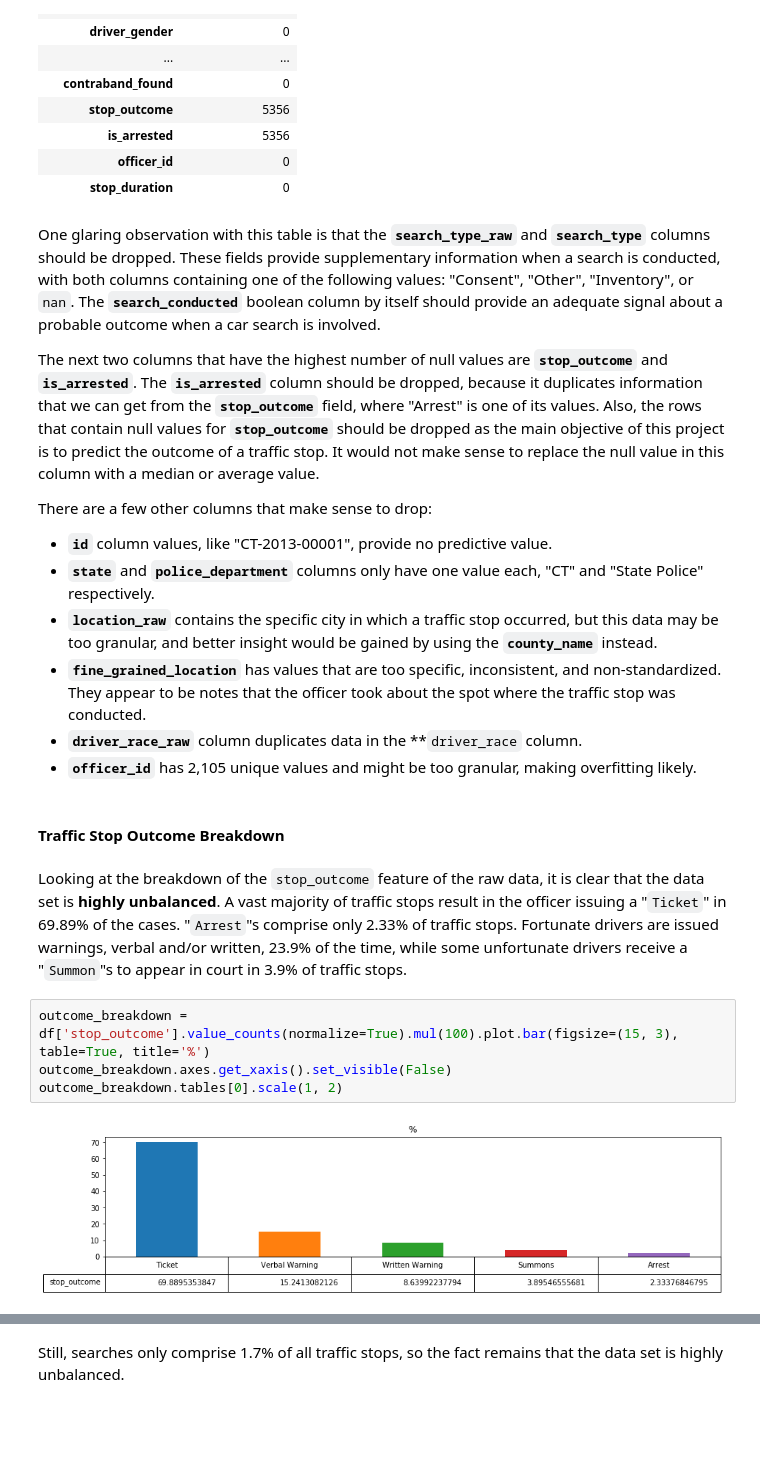
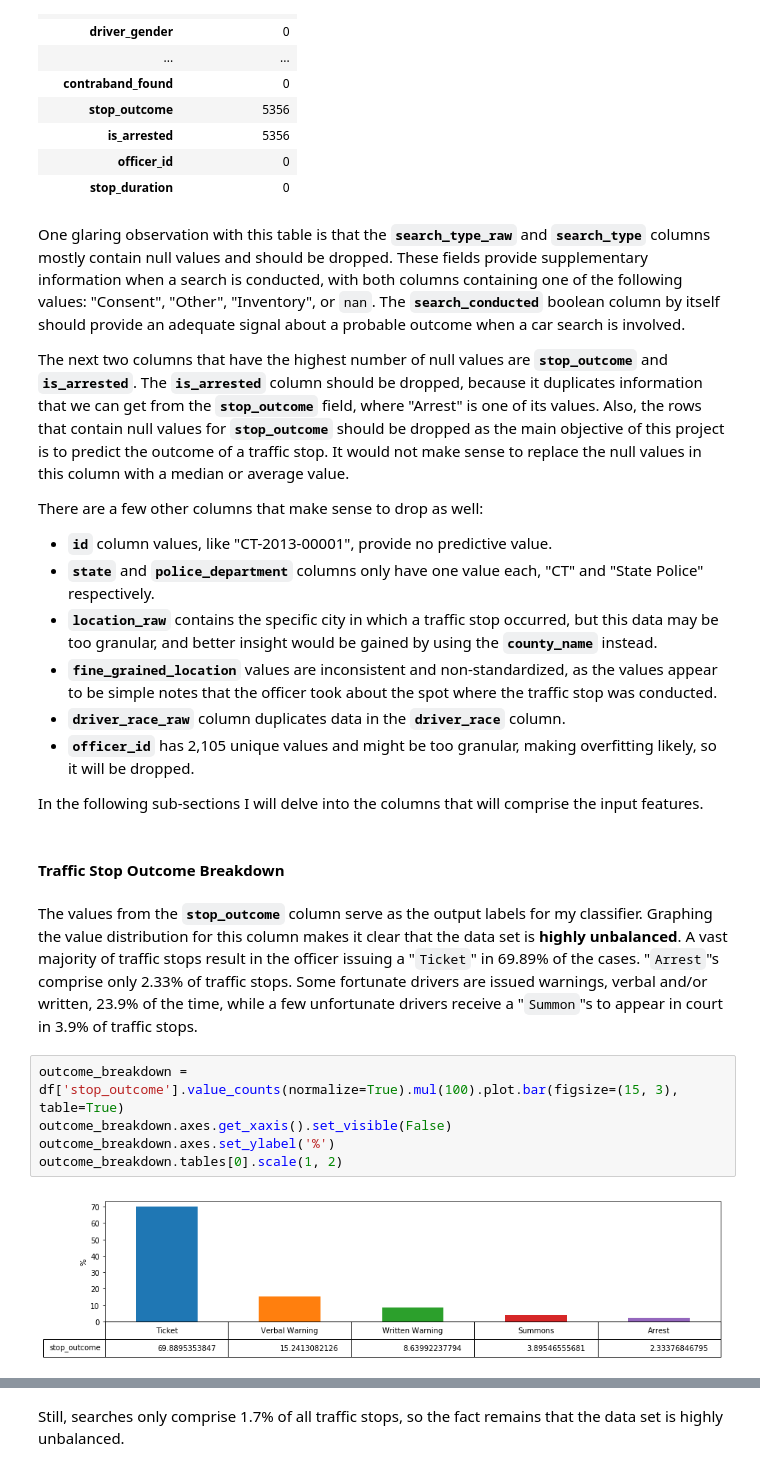
Before and after one commit to patrickmpoon/machine-learning, a Jupyter notebook: projects/capstone/Traffic_Stop_Outcome_Predictor.ipynb, the cells around one changed output, grey strips where cells are left out. Cells and saved outputs as stored; diff of their text form; blank space fills up the shorter version.

Commit message:
Completed Data Exploration and Visualization section

```diff
--- a/projects/capstone/Traffic_Stop_Outcome_Predictor.ipynb
+++ b/projects/capstone/Traffic_Stop_Outcome_Predictor.ipynb
@@ -172,27 +169,30 @@ df.isnull().sum().to_frame('null values count')
 | officer_id | 0 |
 | stop_duration | 0 |
 # %% [markdown]
-One glaring observation with this table is that the **`search_type_raw`** and **`search_type`** columns should be dropped.  These fields provide supplementary information when a search is conducted, with both columns containing one of the following values:  "Consent", "Other", "Inventory", or `nan`.  The **`search_conducted`** boolean column by itself should provide an adequate signal about a probable outcome when a car search is involved.
+One glaring observation with this table is that the **`search_type_raw`** and **`search_type`** columns mostly contain null values and should be dropped.  These fields provide supplementary information when a search is conducted, with both columns containing one of the following values:  "Consent", "Other", "Inventory", or `nan`.  The **`search_conducted`** boolean column by itself should provide an adequate signal about a probable outcome when a car search is involved.
 
-The next two columns that have the highest number of null values are **`stop_outcome`** and **`is_arrested`**.  The **`is_arrested`** column should be dropped, because it duplicates information that we can get from the **`stop_outcome`** field, where "Arrest" is one of its values.  Also, the rows that contain null values for **`stop_outcome`** should be dropped as the main objective of this project is to predict the outcome of a traffic stop.  It would not make sense to replace the null value in this column with a median or average value.
+The next two columns that have the highest number of null values are **`stop_outcome`** and **`is_arrested`**.  The **`is_arrested`** column should be dropped, because it duplicates information that we can get from the **`stop_outcome`** field, where "Arrest" is one of its values.  Also, the rows that contain null values for **`stop_outcome`** should be dropped as the main objective of this project is to predict the outcome of a traffic stop.  It would not make sense to replace the null values in this column with a median or average value.
 
-There are a few other columns that make sense to drop:
+There are a few other columns that make sense to drop as well:
 - **`id`** column values, like "CT-2013-00001", provide no predictive value.
 - **`state`** and **`police_department`** columns only have one value each, "CT" and "State Police" respectively.
 - **`location_raw`** contains the specific city in which a traffic stop occurred, but this data may be too granular, and better insight would be gained by using the **`county_name`** instead.
-- **`fine_grained_location`** has values that are too specific, inconsistent, and non-standardized.  They appear to be notes that the officer took about the spot where the traffic stop was conducted.
-- **`driver_race_raw`** column duplicates data in the **`driver_race` column.
-- **`officer_id`** has 2,105 unique values and might be too granular, making overfitting likely.
+- **`fine_grained_location`** values are inconsistent and non-standardized, as the values appear to be simple notes that the officer took about the spot where the traffic stop was conducted.
+- **`driver_race_raw`** column duplicates data in the **`driver_race`** column.
+- **`officer_id`** has 2,105 unique values and might be too granular, making overfitting likely, so it will be dropped.
+
+In the following sub-sections I will delve into the columns that will comprise the input features.
 # %% [markdown]
 #### Traffic Stop Outcome Breakdown
 # %% [markdown]
-Looking at the breakdown of the `stop_outcome` feature of the raw data, it is clear that the data set is **highly unbalanced**.  A vast majority of traffic stops result in the officer issuing a "`Ticket`" in 69.89% of the cases.  "`Arrest`"s comprise only 2.33% of traffic stops.  Fortunate drivers are issued warnings, verbal and/or written, 23.9% of the time, while some unfortunate drivers receive a "`Summon`"s to appear in court in 3.9% of traffic stops.
+The values from the **`stop_outcome`** column serve as the output labels for my classifier.  Graphing the value distribution for this column makes it clear that the data set is **highly unbalanced**.  A vast majority of traffic stops result in the officer issuing a "`Ticket`" in 69.89% of the cases.  "`Arrest`"s comprise only 2.33% of traffic stops.  Some fortunate drivers are issued warnings, verbal and/or written, 23.9% of the time, while a few unfortunate drivers receive a "`Summon`"s to appear in court in 3.9% of traffic stops.
 # %%
-outcome_breakdown = df['stop_outcome'].value_counts(normalize=True).mul(100).plot.bar(figsize=(15, 3), table=True, title='%')
+outcome_breakdown = df['stop_outcome'].value_counts(normalize=True).mul(100).plot.bar(figsize=(15, 3), table=True)
 outcome_breakdown.axes.get_xaxis().set_visible(False)
+outcome_breakdown.axes.set_ylabel('%')
 outcome_breakdown.tables[0].scale(1, 2)
 # %% [output]
-[figure, old version]
+[figure, new version]
 # %% [markdown]
 #### Proportion of Searches Conducted Relative to All Stops
 
```
Also changed, not shown: parts of 37 cells of this notebook.
